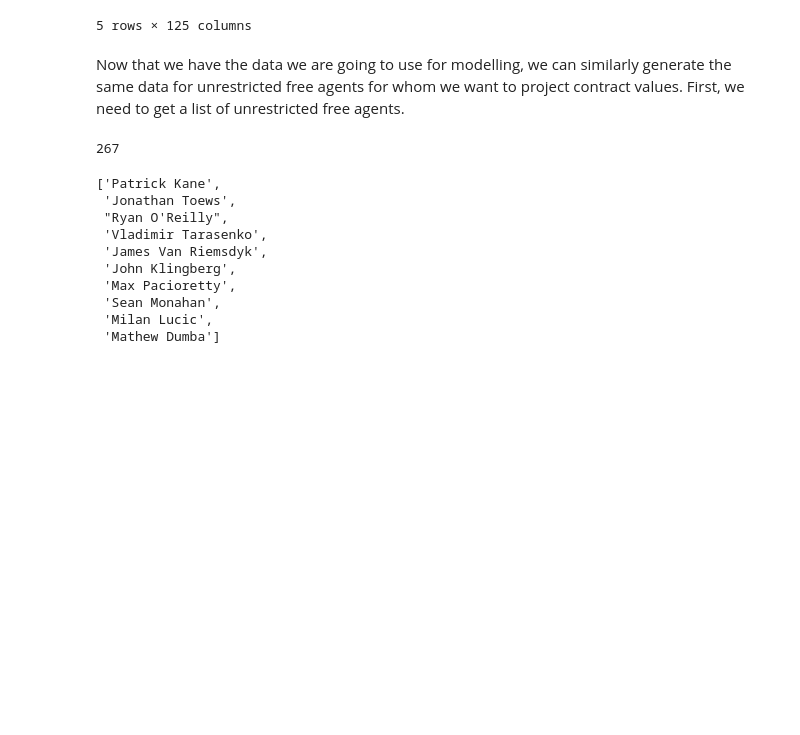
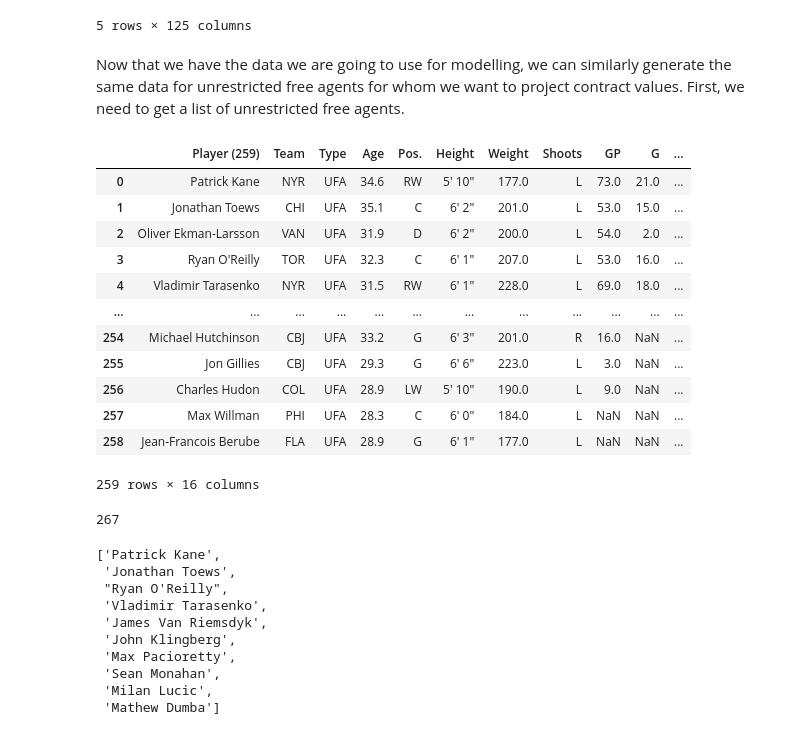
Before and after one commit to adobronyi/nhl_contract_models, a Jupyter notebook: data_scrape.ipynb, the cells around one changed output. Saved outputs shown, nothing was run; the diff lists cells and outputs as text; code cells hidden in the pictures; blank space fills up the shorter version.

```diff
--- a/data_scrape.ipynb
+++ b/data_scrape.ipynb
@@ -626,6 +636,22 @@ url_ufa = 'https://www.spotrac.com/nhl/free-agents/ufa/'
 response_ufa = requests.get(url_ufa)
 tables_ufa = pd.read_html(response_ufa.text)[0]
 list_players = list(tables_ufa.iloc[:,0])
+# %%
+tables_ufa
+# %% [output]
+|  | Player (259) | Team | Type | Age | Pos. | Height | Weight | Shoots | GP | G | ... |
+| 0 | Patrick Kane | NYR | UFA | 34.6 | RW | 5' 10" | 177.0 | L | 73.0 | 21.0 | ... |
+| 1 | Jonathan Toews | CHI | UFA | 35.1 | C | 6' 2" | 201.0 | L | 53.0 | 15.0 | ... |
+| 2 | Oliver Ekman-Larsson | VAN | UFA | 31.9 | D | 6' 2" | 200.0 | L | 54.0 | 2.0 | ... |
+| 3 | Ryan O'Reilly | TOR | UFA | 32.3 | C | 6' 1" | 207.0 | L | 53.0 | 16.0 | ... |
+| 4 | Vladimir Tarasenko | NYR | UFA | 31.5 | RW | 6' 1" | 228.0 | L | 69.0 | 18.0 | ... |
+| ... | ... | ... | ... | ... | ... | ... | ... | ... | ... | ... | ... |
+| 254 | Michael Hutchinson | CBJ | UFA | 33.2 | G | 6' 3" | 201.0 | R | 16.0 | NaN | ... |
+| 255 | Jon Gillies | CBJ | UFA | 29.3 | G | 6' 6" | 223.0 | L | 3.0 | NaN | ... |
+| 256 | Charles Hudon | COL | UFA | 28.9 | LW | 5' 10" | 190.0 | L | 9.0 | NaN | ... |
+| 257 | Max Willman | PHI | UFA | 28.3 | C | 6' 0" | 184.0 | L | NaN | NaN | ... |
+| 258 | Jean-Francois Berube | FLA | UFA | 28.9 | G | 6' 1" | 177.0 | L | NaN | NaN | ... |
+259 rows × 16 columns
 # %%
 len(list_players)
 # %% [output]
```
Also changed, not shown: parts of 6 cells of this notebook, 1 other file.
